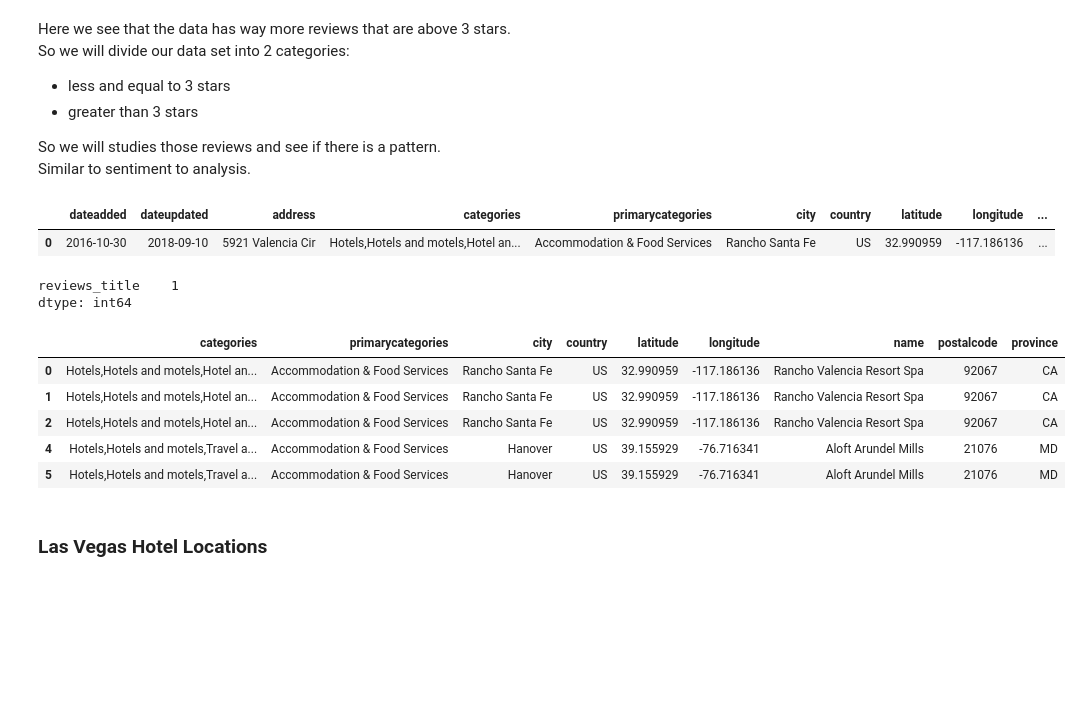
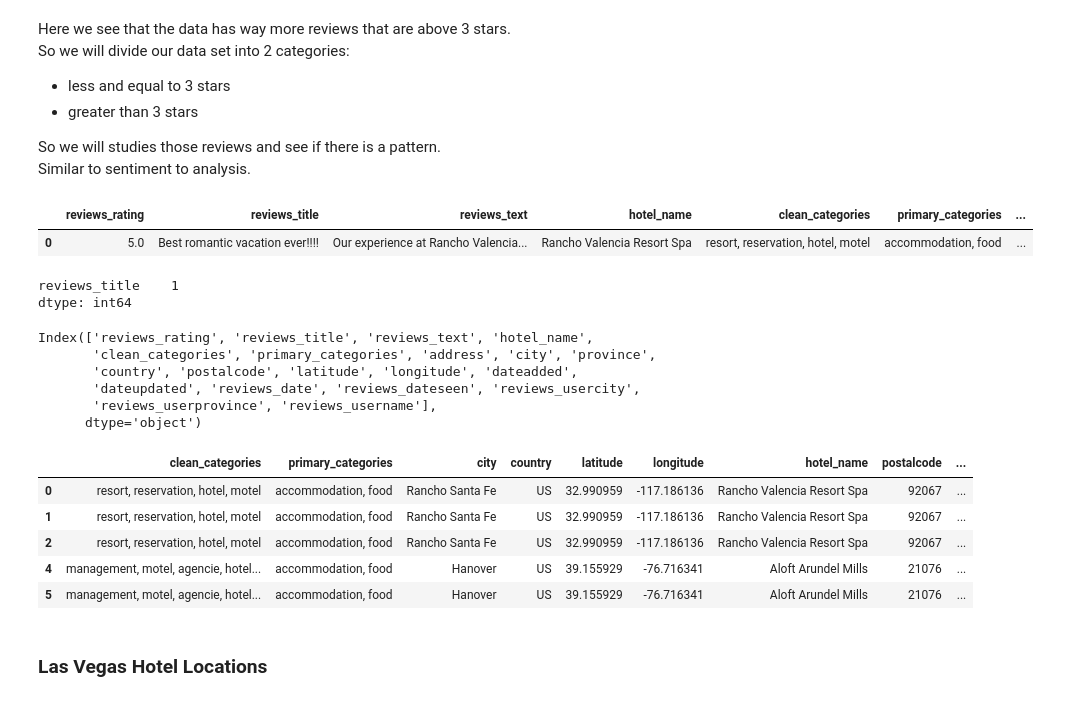
Before and after one commit to mguemon/Hotel_Review_Project, a Jupyter notebook: hotel_reviews.ipynb, the cells around one changed output. Saved outputs shown, nothing was run; the diff lists cells and outputs as text; code cells hidden in the pictures; blank space fills up the shorter version.

```diff
--- a/hotel_reviews.ipynb
+++ b/hotel_reviews.ipynb
@@ -77,8 +76,8 @@ paramiko missing, opening SSH/SCP/SFTP paths will be disabled.  `pip install par
 # %% [markdown]
 ## Import Data
 # %%
-df  = pd.read_csv('datafiniti_hotel_reviews.csv')
-print('The shape of the data is:', df.shape)
+df_original  = pd.read_csv('datafiniti_hotel_reviews.csv')
+print('The shape of the data is:', df_original.shape)
 # %% [output]
 The shape of the data is: (10000, 26)
 # %%
@@ -133,7 +132,7 @@ dtype: int64
 Here I am going to begin the data cleaning. I will beging with the obvious number of null values that are only in the reviews_usercity and reviews_userprovince columns.
 # %%
 # Here I am coping the original dataset into df0 so that I leave the original data alone.
-df0 = df
+df0 = df_original
 # %%
 ## Assumptions: We are just going to Assume that people who didn't fill out the city and State Value
 #Lived in the Same State and City
@@ -369,0 +369,3 @@ df1.head()
+# %%
+## Working with clean Data
+df = df1
@@ -422,8 +426,8 @@ Similar to sentiment to analysis.
 df = df[df['reviews_rating']>=4]
 display(df.head(1))
 # %% [output]
-|  | dateadded | dateupdated | address | categories | primarycategories | city | country | latitude | longitude | ... |
-| 0 | 2016-10-30 | 2018-09-10 | 5921 Valencia Cir | Hotels,Hotels and motels,Hotel an... | Accommodation & Food Services | Rancho Santa Fe | US | 32.990959 | -117.186136 | ... |
+|  | reviews_rating | reviews_title | reviews_text | hotel_name | clean_categories | primary_categories | ... |
+| 0 | 5.0 | Best romantic vacation ever!!!! | Our experience at Rancho Valencia... | Rancho Valencia Resort Spa | resort, reservation, hotel, motel | accommodation, food | ... |
 # %%
 # Count nulls
 null_count = df.isnull().sum()
@@ -431,19 +435,28 @@ null_count[null_count>0]
 # %% [output]
 reviews_title    1
 dtype: int64
+# %%
+df.columns
+# %% [output]
+Index(['reviews_rating', 'reviews_title', 'reviews_text', 'hotel_name',
+       'clean_categories', 'primary_categories', 'address', 'city', 'province',
+       'country', 'postalcode', 'latitude', 'longitude', 'dateadded',
+       'dateupdated', 'reviews_date', 'reviews_dateseen', 'reviews_usercity',
+       'reviews_userprovince', 'reviews_username'],
+      dtype='object')
 # %%
 import folium
 from folium import plugins
 # %%
-df[['categories','primarycategories', 'city', 'country', 'latitude', 'longitude',
-    'name', 'postalcode', 'province',]].head()
+df[['clean_categories','primary_categories', 'city', 'country', 'latitude', 'longitude',
+    'hotel_name', 'postalcode', 'province',]].head()
 # %% [output]
-|  | categories | primarycategories | city | country | latitude | longitude | name | postalcode | province |
-| 0 | Hotels,Hotels and motels,Hotel an... | Accommodation & Food Services | Rancho Santa Fe | US | 32.990959 | -117.186136 | Rancho Valencia Resort Spa | 92067 | CA |
-| 1 | Hotels,Hotels and motels,Hotel an... | Accommodation & Food Services | Rancho Santa Fe | US | 32.990959 | -117.186136 | Rancho Valencia Resort Spa | 92067 | CA |
-| 2 | Hotels,Hotels and motels,Hotel an... | Accommodation & Food Services | Rancho Santa Fe | US | 32.990959 | -117.186136 | Rancho Valencia Resort Spa | 92067 | CA |
-| 4 | Hotels,Hotels and motels,Travel a... | Accommodation & Food Services | Hanover | US | 39.155929 | -76.716341 | Aloft Arundel Mills | 21076 | MD |
-| 5 | Hotels,Hotels and motels,Travel a... | Accommodation & Food Services | Hanover | US | 39.155929 | -76.716341 | Aloft Arundel Mills | 21076 | MD |
+|  | clean_categories | primary_categories | city | country | latitude | longitude | hotel_name | postalcode | ... |
+| 0 | resort, reservation, hotel, motel | accommodation, food | Rancho Santa Fe | US | 32.990959 | -117.186136 | Rancho Valencia Resort Spa | 92067 | ... |
+| 1 | resort, reservation, hotel, motel | accommodation, food | Rancho Santa Fe | US | 32.990959 | -117.186136 | Rancho Valencia Resort Spa | 92067 | ... |
+| 2 | resort, reservation, hotel, motel | accommodation, food | Rancho Santa Fe | US | 32.990959 | -117.186136 | Rancho Valencia Resort Spa | 92067 | ... |
+| 4 | management, motel, agencie, hotel... | accommodation, food | Hanover | US | 39.155929 | -76.716341 | Aloft Arundel Mills | 21076 | ... |
+| 5 | management, motel, agencie, hotel... | accommodation, food | Hanover | US | 39.155929 | -76.716341 | Aloft Arundel Mills | 21076 | ... |
 # %% [markdown]
 ### Las Vegas Hotel Locations
 # %%
```
Also changed, not shown: parts of 51 cells of this notebook.
